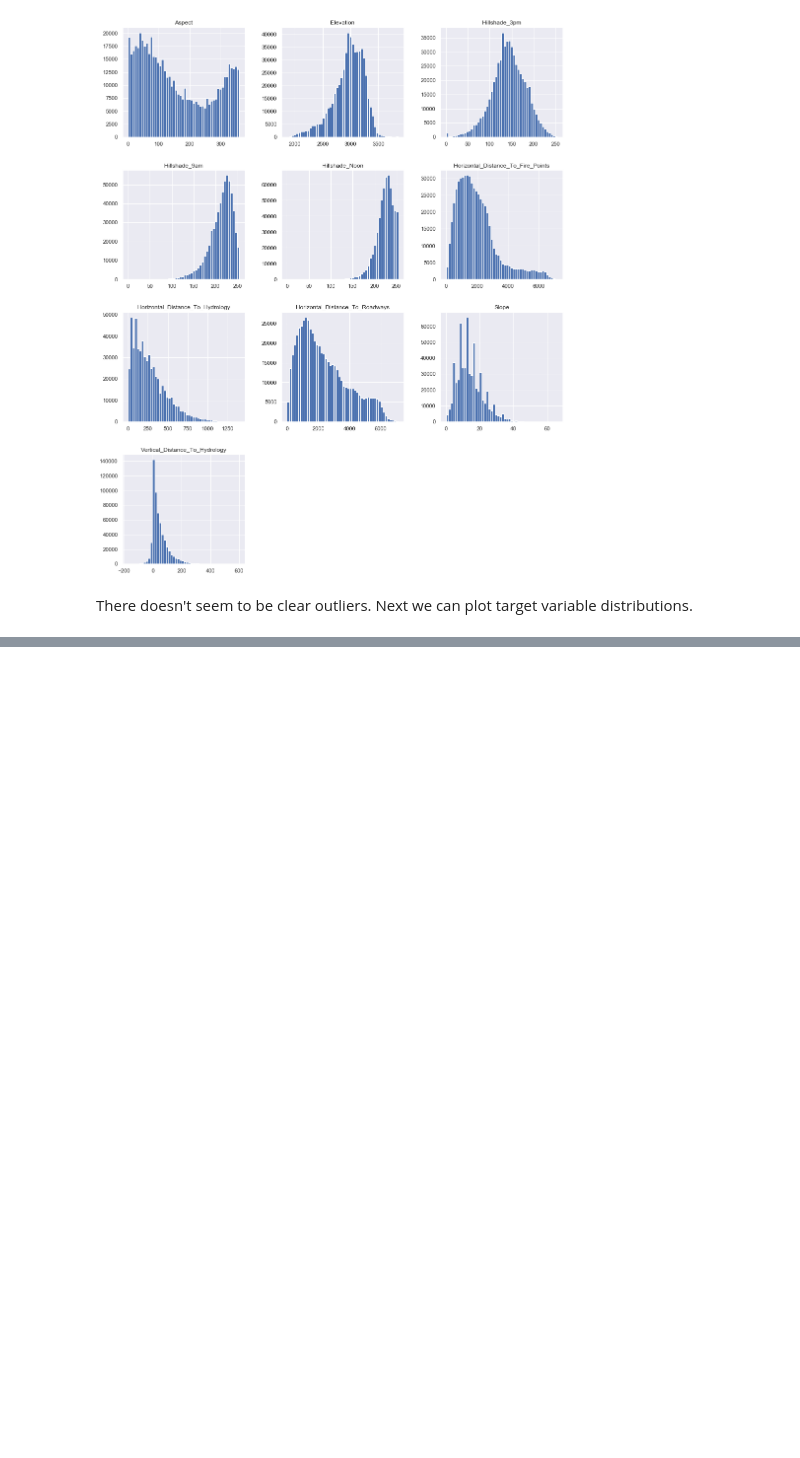
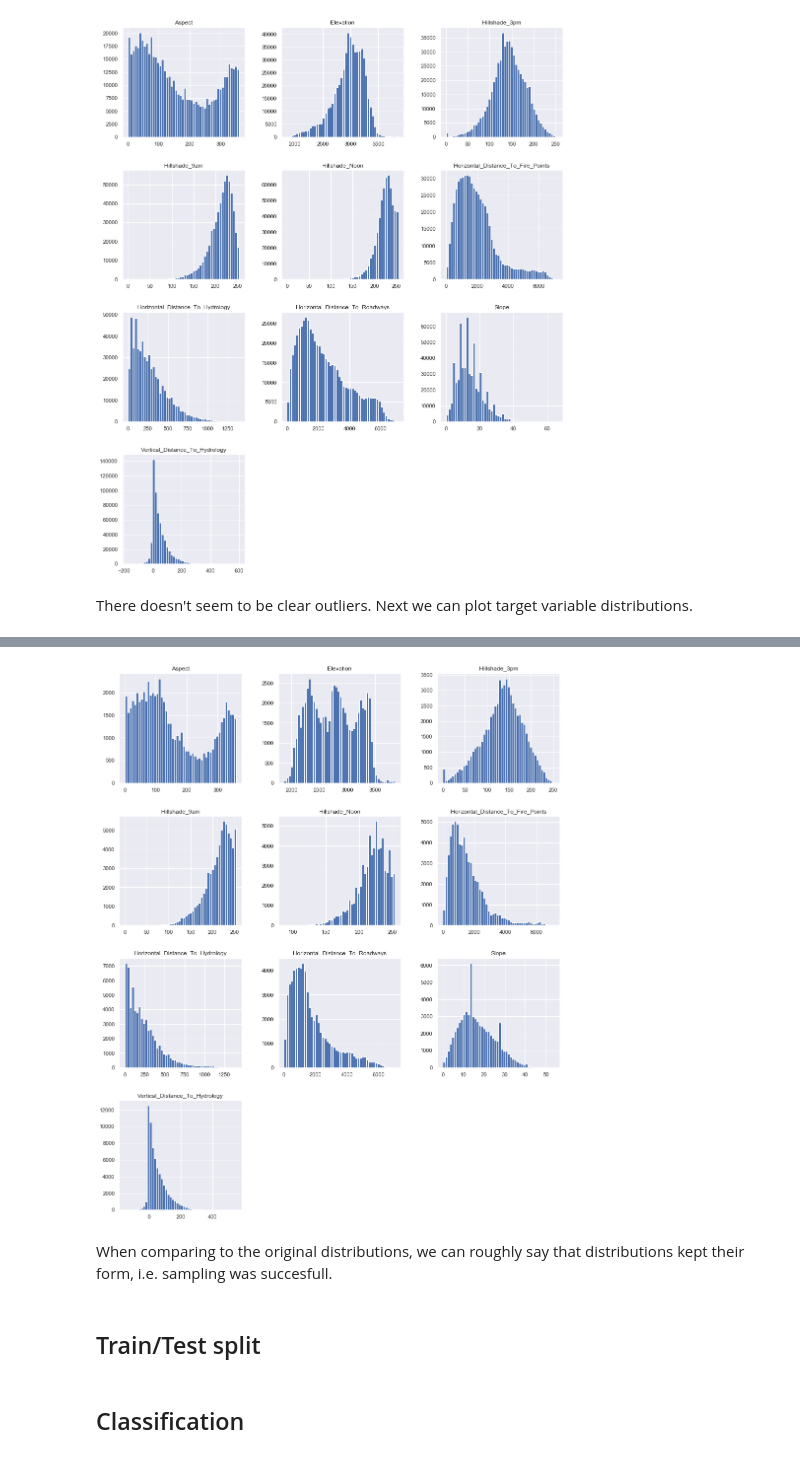
Before and after one commit to mskl/ist-mi-cdadosi7, a Jupyter notebook: project/joona_project_forestry.ipynb, the cells around one changed output, grey strips where cells are left out. Drawn from its saved outputs; the diff is of its cells as text; code cells hidden in the pictures; blank space fills up the shorter version.

```diff
--- a/project/joona_project_forestry.ipynb
+++ b/project/joona_project_forestry.ipynb
@@ -102,0 +140,3 @@ Try jointplot (scatter + histogram) to find relations between target and numeric
+# %%
+X = pd.DataFrame(X_rus, columns=labels)
+y = pd.DataFrame(y_rus, columns=['Cover_Type'])
@@ -102,0 +166,6 @@ Try jointplot (scatter + histogram) to find relations between target and numeric
+# %%
+X[numerical].hist(figsize=(16, 20), bins=50);
+# %% [output]
+[figure, added]
+# %% [markdown]
+When comparing to the original distributions, we can roughly say that distributions kept their form, i.e. sampling was succesfull.
@@ -102,0 +175,2 @@ Try jointplot (scatter + histogram) to find relations between target and numeric
+# %% [markdown]
+## Train/Test split
@@ -102,0 +185,2 @@ Try jointplot (scatter + histogram) to find relations between target and numeric
+# %% [markdown]
+## Classification
```
Also changed, not shown: parts of 30 cells of this notebook.
